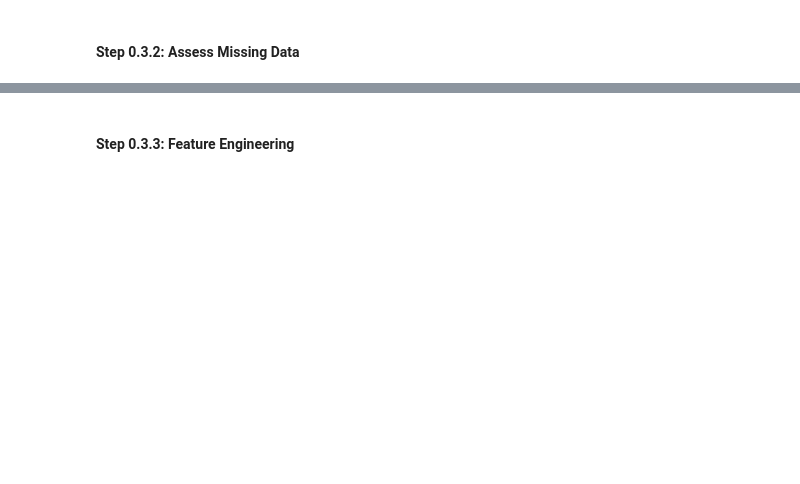
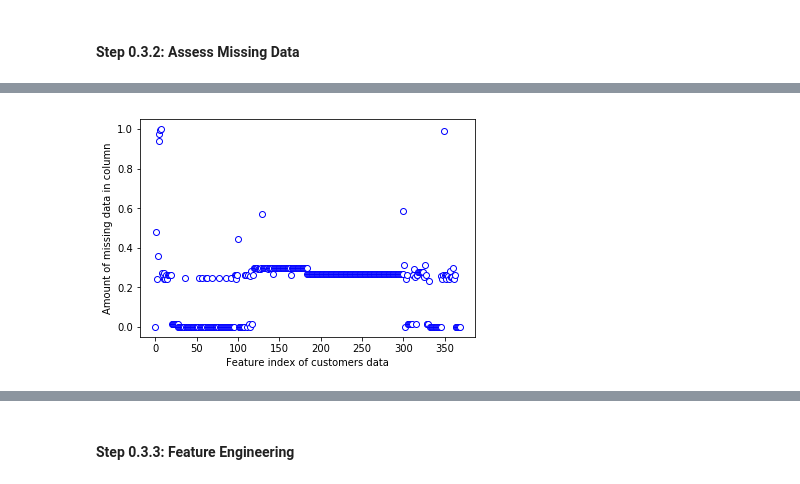
Before and after one commit to PaperStrange/Udacity_DataScientist, a Jupyter notebook: DS_term2_project-final/Arvato Project Workbook.ipynb, the cells around one changed output, grey strips where cells are left out. Saved outputs shown, nothing was run; the diff lists cells and outputs as text; code cells hidden in the pictures; blank space fills up the shorter version.

```diff
--- a/DS_term2_project-final/Arvato Project Workbook.ipynb
+++ b/DS_term2_project-final/Arvato Project Workbook.ipynb
@@ -144,0 +427,7 @@ For the remaining features, are there any patterns in which columns have, or sha
+# %%
+plt.plot(np.arange(customers_feats.shape[0]), customers_column_vacancy, 'bo', markerfacecolor="w")
+plt.xlabel('Feature index of customers data');
+plt.ylabel ('Amount of missing data in column');
+plt.show();
+# %% [output]
+[figure, added]
```
Also changed, not shown: parts of 161 cells of this notebook.
